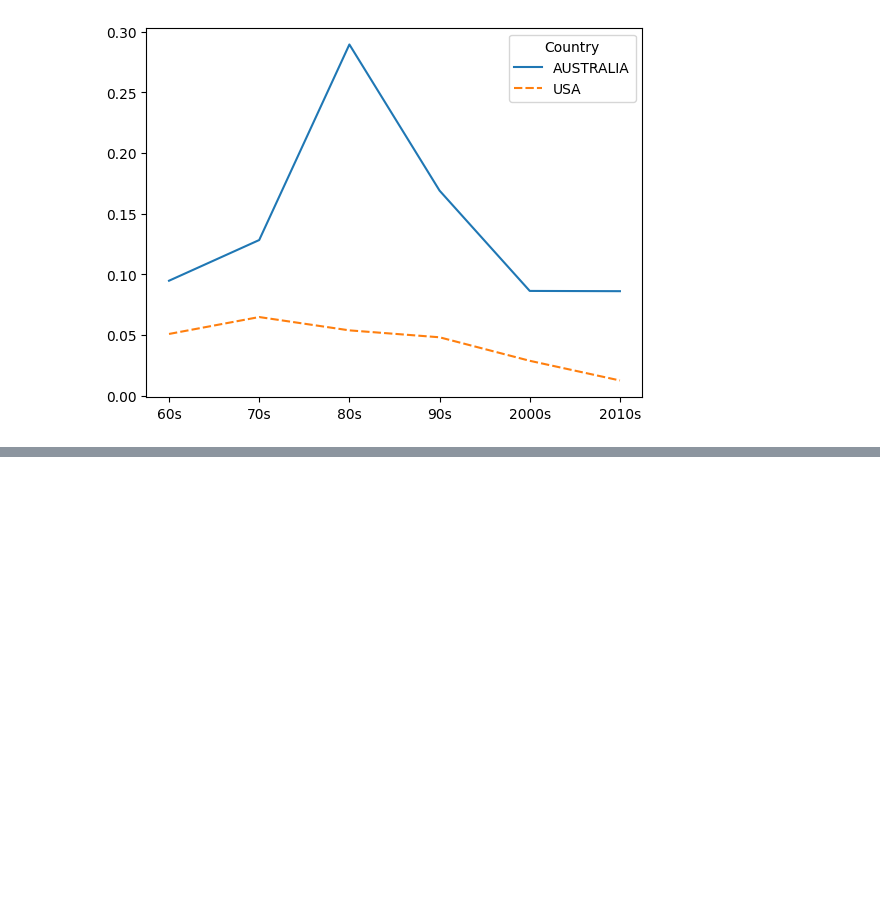
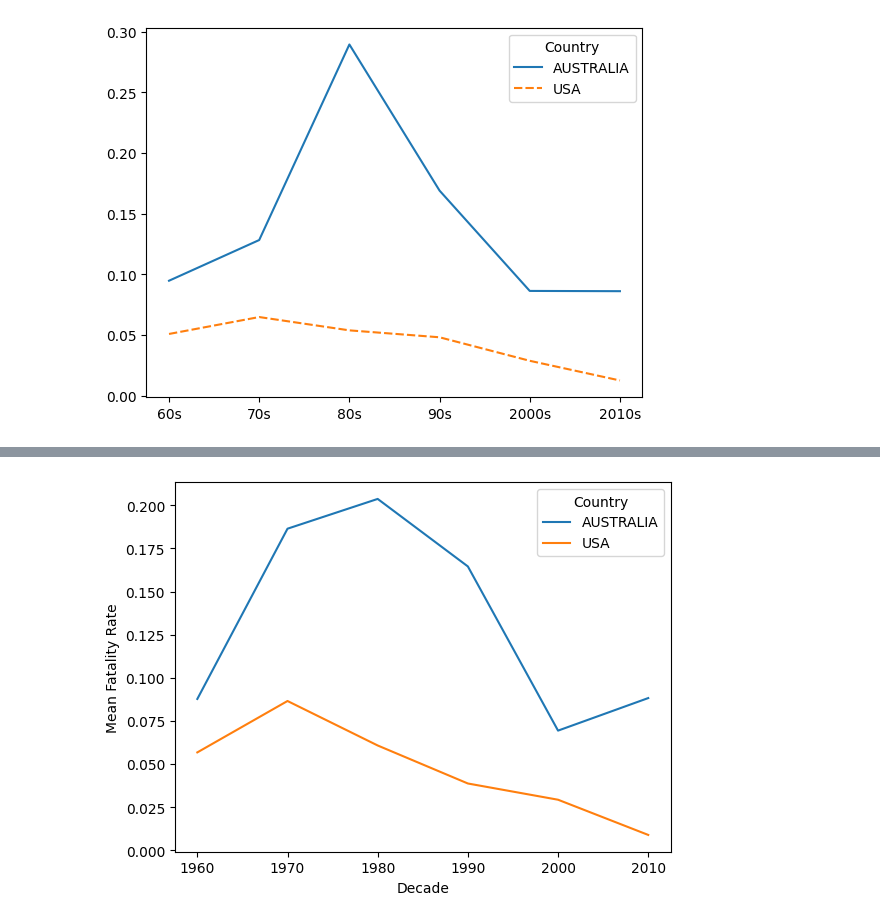
Before and after one commit to alexaiung/Shark-Attack-Analysis, a Jupyter notebook: project01.ipynb, the cells around one changed output, grey strips where cells are left out. Saved outputs shown, nothing was run; the diff lists cells and outputs as text; code cells hidden in the pictures; blank space fills up the shorter version.

```diff
--- a/project01.ipynb
+++ b/project01.ipynb
@@ -667,0 +613,10 @@ decades_fatality_stats.sort_values(by='Decade')
+# %%
+decades_fatality_stats['converted_decade'] = decades_fatality_stats['Decade'].map(lambda x:int(str(x)[1:5]))
+# %%
+import matplotlib.pyplot as plt
+fatality_decade = sns.lineplot(data=decades_fatality_stats, x='converted_decade', y='mean', hue='Country')
+plt.xlabel('Decade')
+plt.ylabel('Mean Fatality Rate')
+plt.show(fatality_decade)
+# %% [output]
+[figure, added]
```
Also changed, not shown: parts of 26 cells of this notebook.
